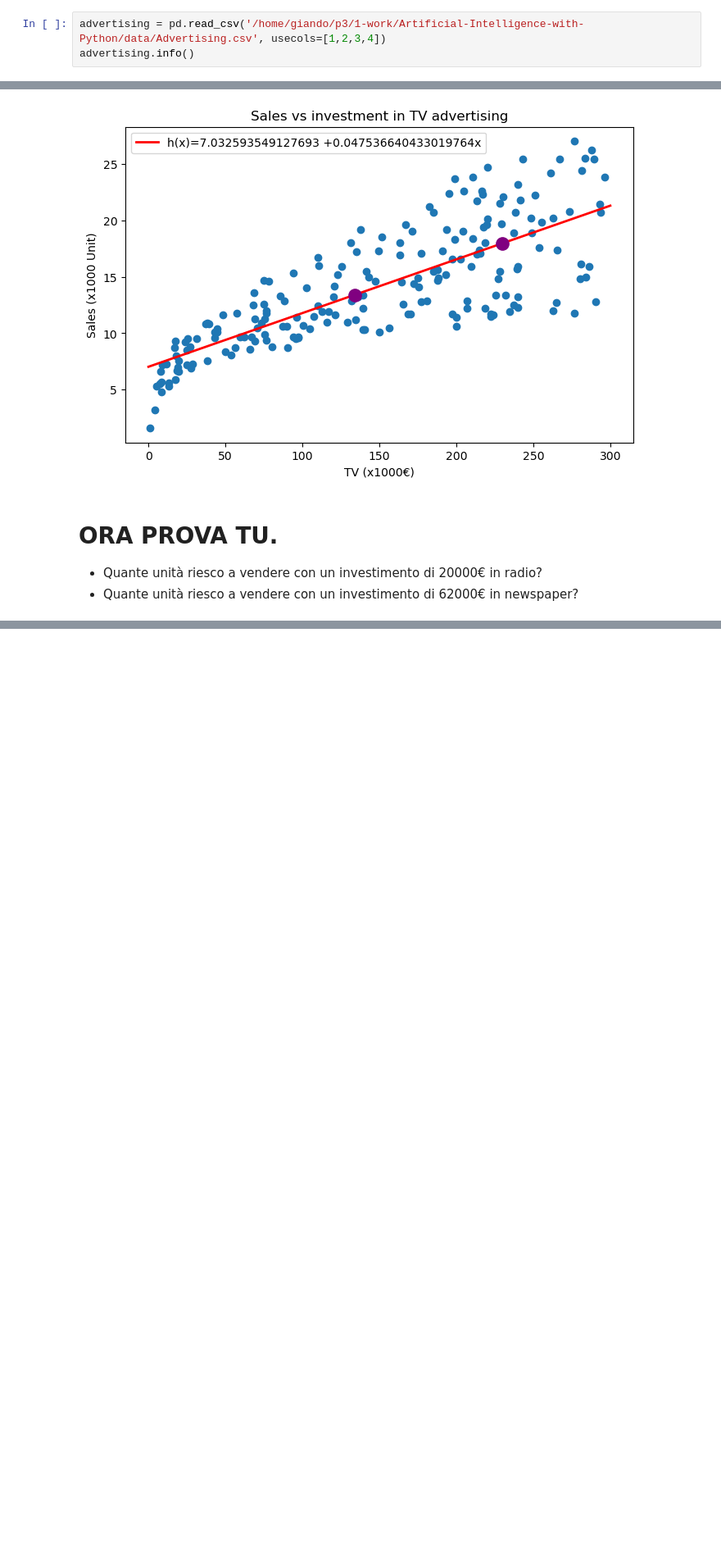
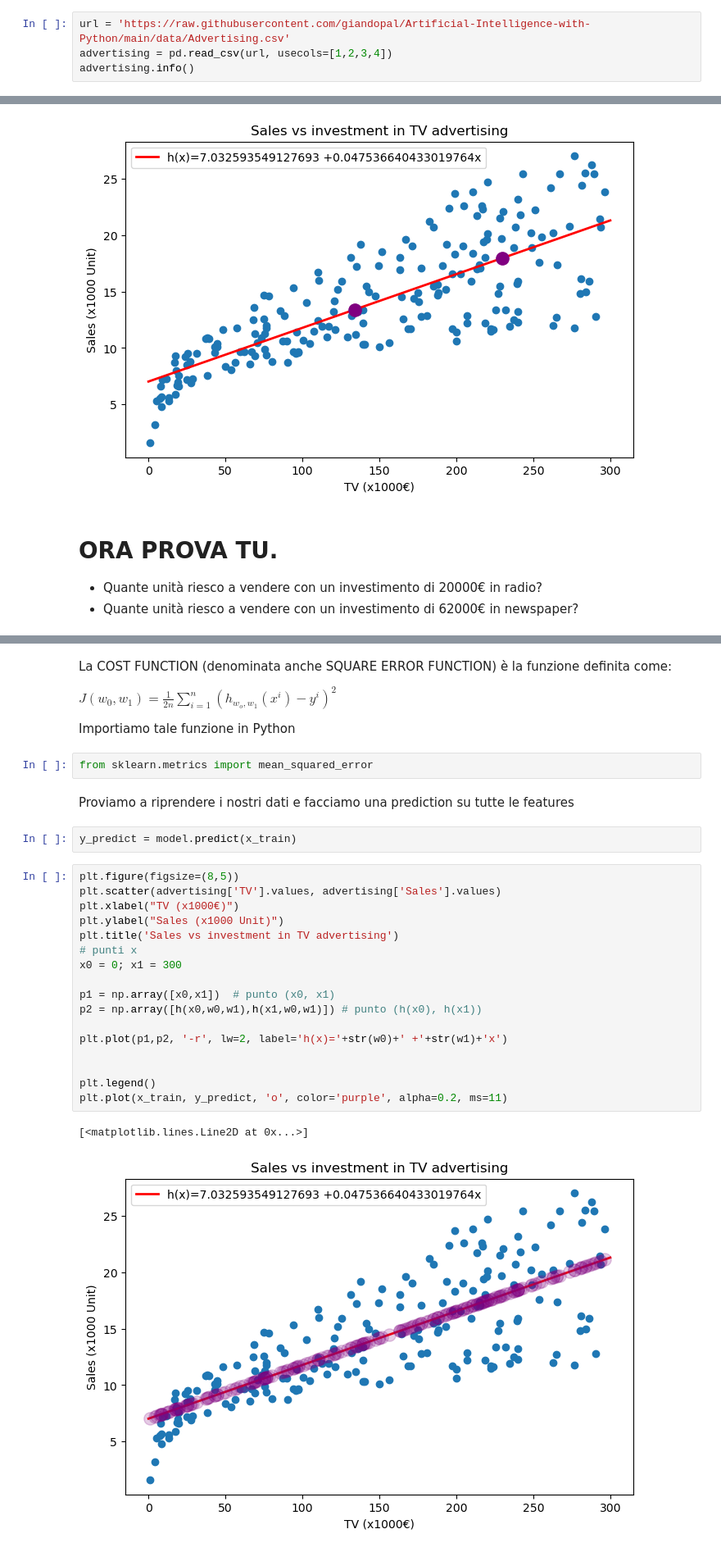
Before and after one commit to pal-dev-labs/Artificial-Intelligence-with-Python, a Jupyter notebook: 8-Intro-Supervised-Learning.ipynb, the cells around one changed output, grey strips where cells are left out. Shown: that part at 82% size. Cells and saved outputs as stored; diff of their text form; blank space fills up the shorter version.

```diff
--- a/8-Intro-Supervised-Learning.ipynb
+++ b/8-Intro-Supervised-Learning.ipynb
@@ -5,7 +5,8 @@ import numpy as np
 import pandas as pd
 import matplotlib.pyplot as plt
 # %%
-advertising = pd.read_csv('/home/giando/p3/1-work/Artificial-Intelligence-with-Python/data/Advertising.csv', usecols=[1,2,3,4])
+url = 'https://raw.githubusercontent.com/giandopal/Artificial-Intelligence-with-Python/main/data/Advertising.csv'
+advertising = pd.read_csv(url, usecols=[1,2,3,4])
 advertising.info()
 # %% [output]
 <class 'pandas.core.frame.DataFrame'>
@@ -590,0 +217,32 @@ advertising budgets.
+# %% [markdown]
+La COST FUNCTION (denominata anche SQUARE ERROR FUNCTION) è la funzione definita come:
+
+$J(w_0, w_1) = \frac{1}{2n} \sum \limits_{i=1}^{n} (h_{w_o,w_1}(x^i)-y^i)^2$
+
+Importiamo tale funzione in Python
+# %%
+from sklearn.metrics import mean_squared_error
+# %% [markdown]
+Proviamo a riprendere i nostri dati e facciamo una prediction su tutte le features
+# %%
+y_predict = model.predict(x_train)
+# %%
+plt.figure(figsize=(8,5))
+plt.scatter(advertising['TV'].values, advertising['Sales'].values)
+plt.xlabel("TV (x1000€)")
+plt.ylabel("Sales (x1000 Unit)")
+plt.title('Sales vs investment in TV advertising')
+# punti x
+x0 = 0; x1 = 300
+
+p1 = np.array([x0,x1])  # punto (x0, x1)
+p2 = np.array([h(x0,w0,w1),h(x1,w0,w1)]) # punto (h(x0), h(x1))
+
+plt.plot(p1,p2, '-r', lw=2, label='h(x)='+str(w0)+' +'+str(w1)+'x')
+
+
+plt.legend()
+plt.plot(x_train, y_predict, 'o', color='purple', alpha=0.2, ms=11)
+# %% [output]
+[<matplotlib.lines.Line2D at 0x...>]
+[figure, added]
```
Also changed, not shown: parts of 74 cells of this notebook, 2 other files.
